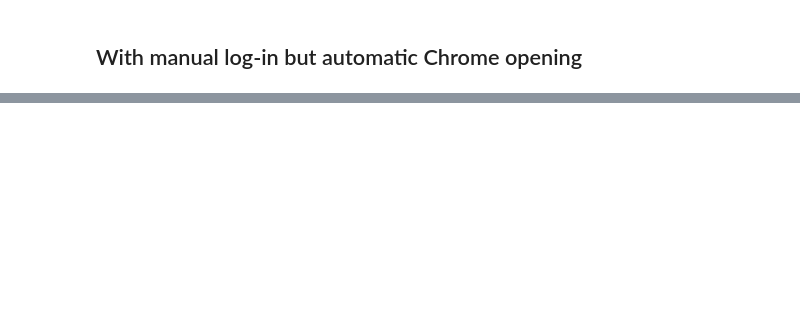
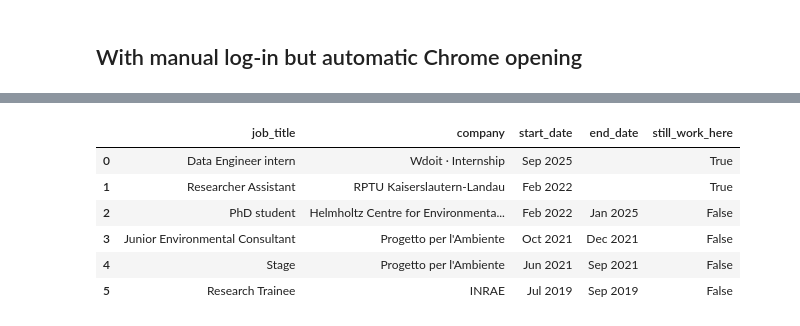
Before and after one commit to W-doit/talendeur-streamlit, a Jupyter notebook: linkedIN_scraping.ipynb, the cells around one changed output, grey strips where cells are left out. Saved outputs shown, nothing was run; the diff lists cells and outputs as text; code cells hidden in the pictures; blank space fills up the shorter version.

```diff
--- a/linkedIN_scraping.ipynb
+++ b/linkedIN_scraping.ipynb
@@ -297,0 +644,10 @@ driver.quit()  # Close browser
+# %%
+work_experience
+# %% [output]
+|  | job_title | company | start_date | end_date | still_work_here |
+| 0 | Data Engineer intern | Wdoit · Internship | Sep 2025 |  | True |
+| 1 | Researcher Assistant | RPTU Kaiserslautern-Landau | Feb 2022 |  | True |
+| 2 | PhD student | Helmholtz Centre for Environmenta... | Feb 2022 | Jan 2025 | False |
+| 3 | Junior Environmental Consultant | Progetto per l'Ambiente | Oct 2021 | Dec 2021 | False |
+| 4 | Stage | Progetto per l'Ambiente | Jun 2021 | Sep 2021 | False |
+| 5 | Research Trainee | INRAE | Jul 2019 | Sep 2019 | False |
```
Also changed, not shown: parts of 4 cells of this notebook.
